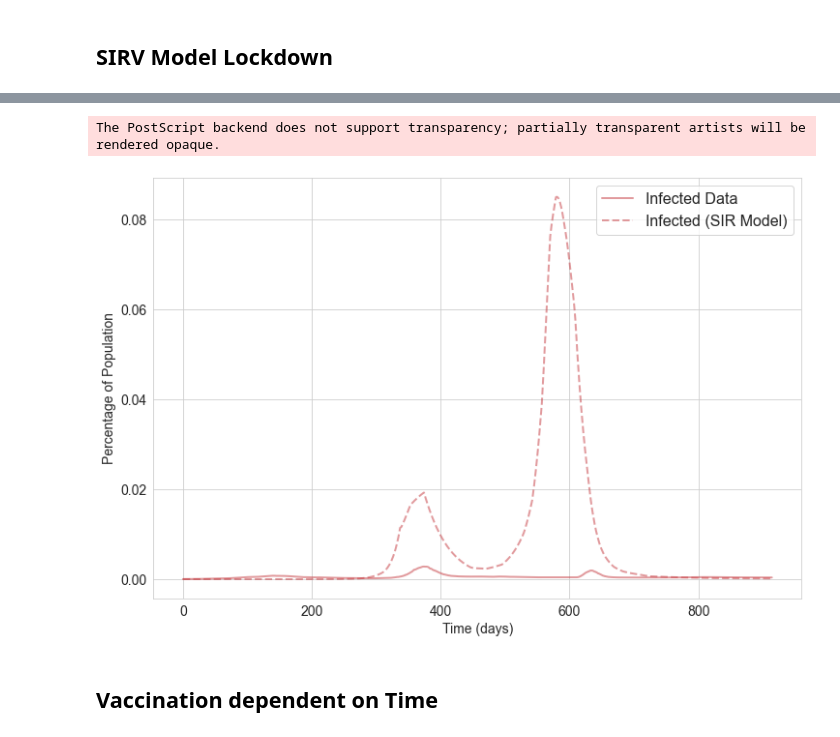
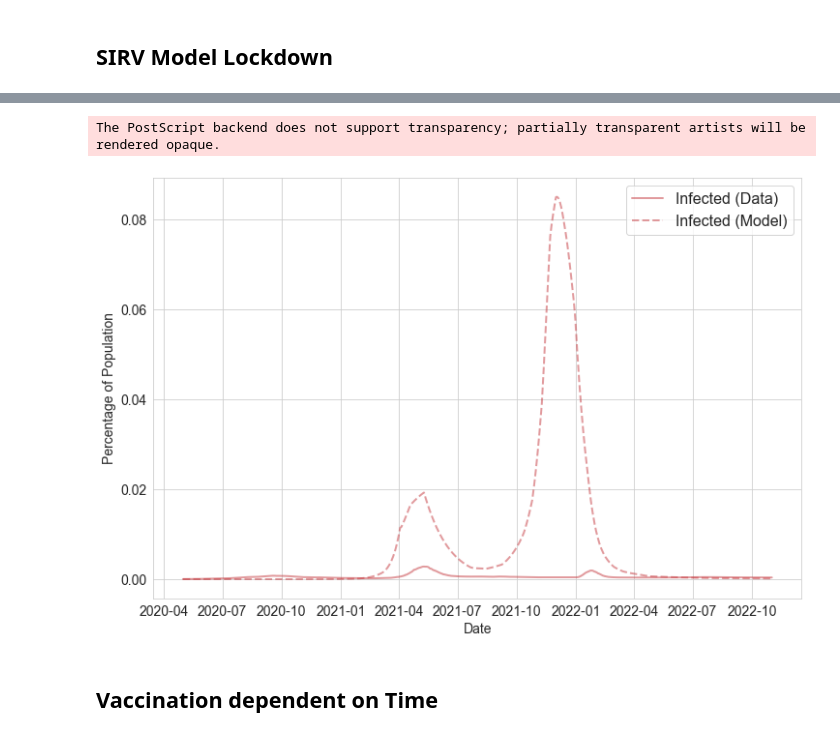
Before and after one commit to psymbio/sir_rl, a Jupyter notebook: 02_data_calibration_final.ipynb, the cells around one changed output, grey strips where cells are left out. Drawn from its saved outputs; the diff is of its cells as text; code cells hidden in the pictures.

```diff
--- a/02_data_calibration_final.ipynb
+++ b/02_data_calibration_final.ipynb
@@ -465,17 +448,17 @@ The PostScript backend does not support transparency; partially transparent arti
 cost: 94636860.38436058
 # %%
 plt.figure(figsize=(12, 8))
-plt.plot(t, df['I']/N, color="#C5373D", alpha=0.5, lw=2, label='Infected Data')
-plt.plot(t, I/N, color="#C5373D", linestyle="--", alpha=0.5, lw=2, label='Infected (SIR Model)')
-plt.xlabel('Time (days)')
+plt.plot(df['date'], df['I']/N, color="#C5373D", alpha=0.5, lw=2, label='Infected (Data)')
+plt.plot(df['date'], I/N, color="#C5373D", linestyle="--", alpha=0.5, lw=2, label='Infected (Model)')
+plt.xlabel('Date')
 plt.ylabel('Percentage of Population')
 plt.legend()
 plt.grid(True)
 plt.savefig(os.path.join(OUTPUT_DIR, "SIRV_model_with_lockdown_infections_" + LOCATION_CHOOSEN + ".eps"), bbox_inches="tight")
 plt.show()
 # %% [output]
 The PostScript backend does not support transparency; partially transparent artists will be rendered opaque.
-[figure, old version]
+[figure, new version]
 # %%
 r0 = optimal_beta/optimal_gamma
 
```
Also changed, not shown: parts of 23 cells of this notebook, 37 other files.
